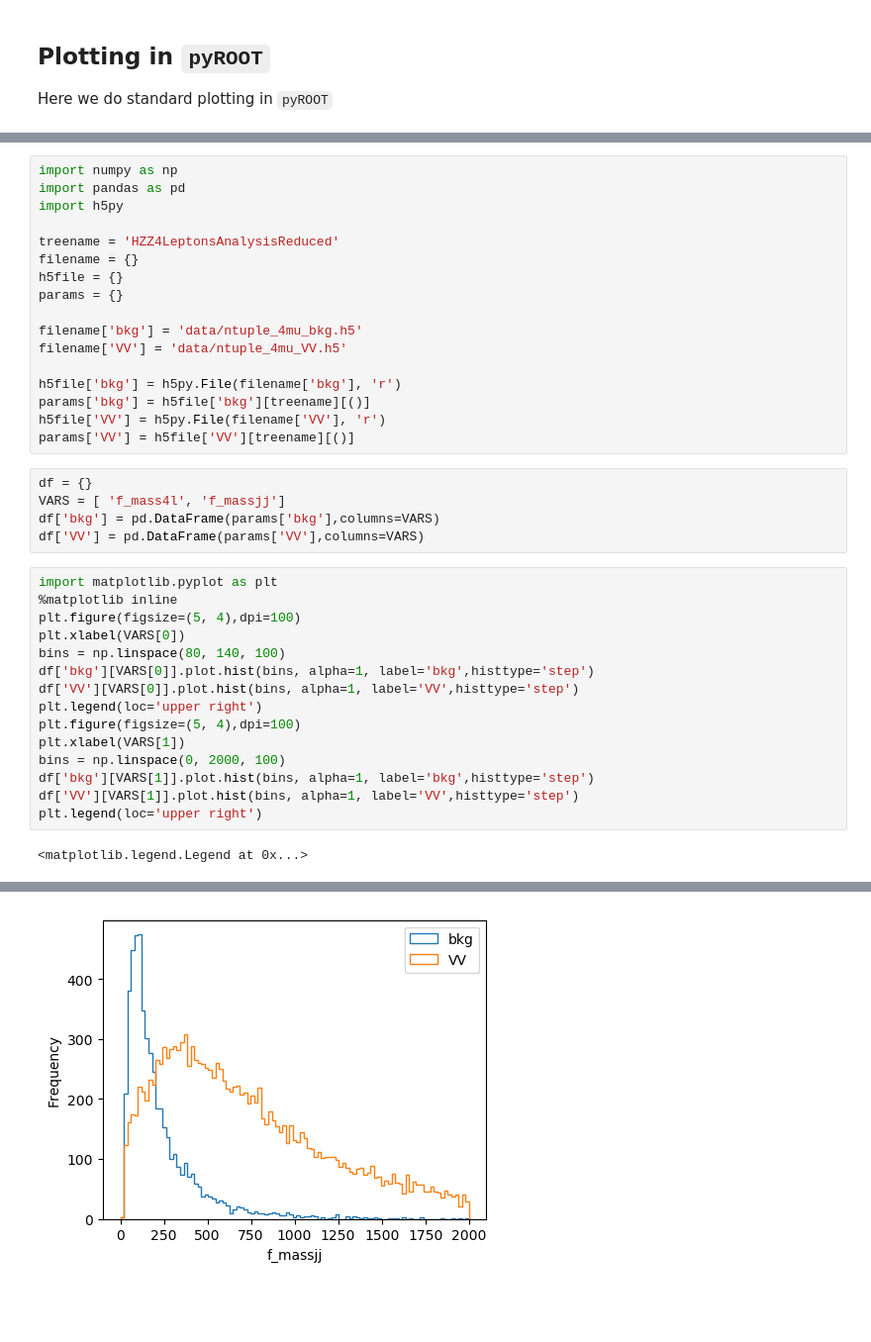
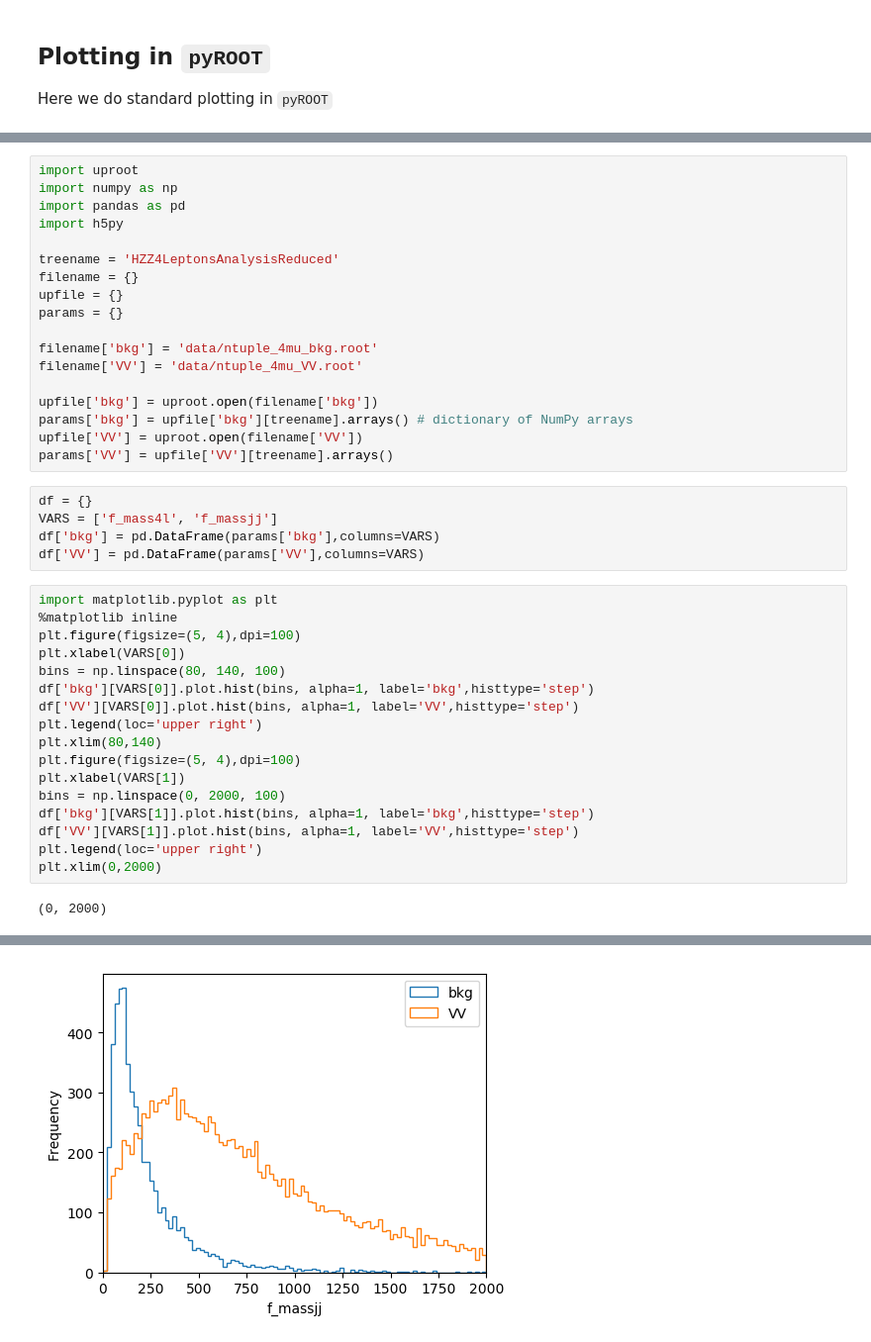
Before and after one commit to FNALLPC/machine-learning-das, a Jupyter notebook: 2-plotting.ipynb, the cells around one changed output, grey strips where cells are left out. Shown at 99% size. Saved outputs shown, nothing was run; the diff lists cells and outputs as text; blank space fills up the shorter version.

```diff
--- a/2-plotting.ipynb
+++ b/2-plotting.ipynb
@@ -52,23 +68,24 @@ Here we do the analagous plotting in `matplotlib`
 # %%
+import uproot
 import numpy as np
 import pandas as pd
 import h5py
 
 treename = 'HZZ4LeptonsAnalysisReduced'
 filename = {}
-h5file = {}
+upfile = {}
 params = {}
 
-filename['bkg'] = 'data/ntuple_4mu_bkg.h5'
-filename['VV'] = 'data/ntuple_4mu_VV.h5'
+filename['bkg'] = 'data/ntuple_4mu_bkg.root'
+filename['VV'] = 'data/ntuple_4mu_VV.root'
 
-h5file['bkg'] = h5py.File(filename['bkg'], 'r')
-params['bkg'] = h5file['bkg'][treename][()]
-h5file['VV'] = h5py.File(filename['VV'], 'r')
-params['VV'] = h5file['VV'][treename][()]
+upfile['bkg'] = uproot.open(filename['bkg'])
+params['bkg'] = upfile['bkg'][treename].arrays() # dictionary of NumPy arrays
+upfile['VV'] = uproot.open(filename['VV'])
+params['VV'] = upfile['VV'][treename].arrays()
 # %%
 df = {}
-VARS = [ 'f_mass4l', 'f_massjj']
+VARS = ['f_mass4l', 'f_massjj']
 df['bkg'] = pd.DataFrame(params['bkg'],columns=VARS)
 df['VV'] = pd.DataFrame(params['VV'],columns=VARS)
 # %%
@@ -80,11 +97,13 @@ bins = np.linspace(80, 140, 100)
 df['bkg'][VARS[0]].plot.hist(bins, alpha=1, label='bkg',histtype='step')
 df['VV'][VARS[0]].plot.hist(bins, alpha=1, label='VV',histtype='step')
 plt.legend(loc='upper right')
+plt.xlim(80,140)
 plt.figure(figsize=(5, 4),dpi=100)
 plt.xlabel(VARS[1])
 bins = np.linspace(0, 2000, 100)
 df['bkg'][VARS[1]].plot.hist(bins, alpha=1, label='bkg',histtype='step')
 df['VV'][VARS[1]].plot.hist(bins, alpha=1, label='VV',histtype='step')
 plt.legend(loc='upper right')
+plt.xlim(0,2000)
 # %% [output]
-<matplotlib.legend.Legend at 0x...>
+(0, 2000)
@@ -92 +111 @@ plt.legend(loc='upper right')
-[figure, old version]
+[figure, new version]
```
Also changed, not shown: parts of 3 cells of this notebook, 3 other files.
